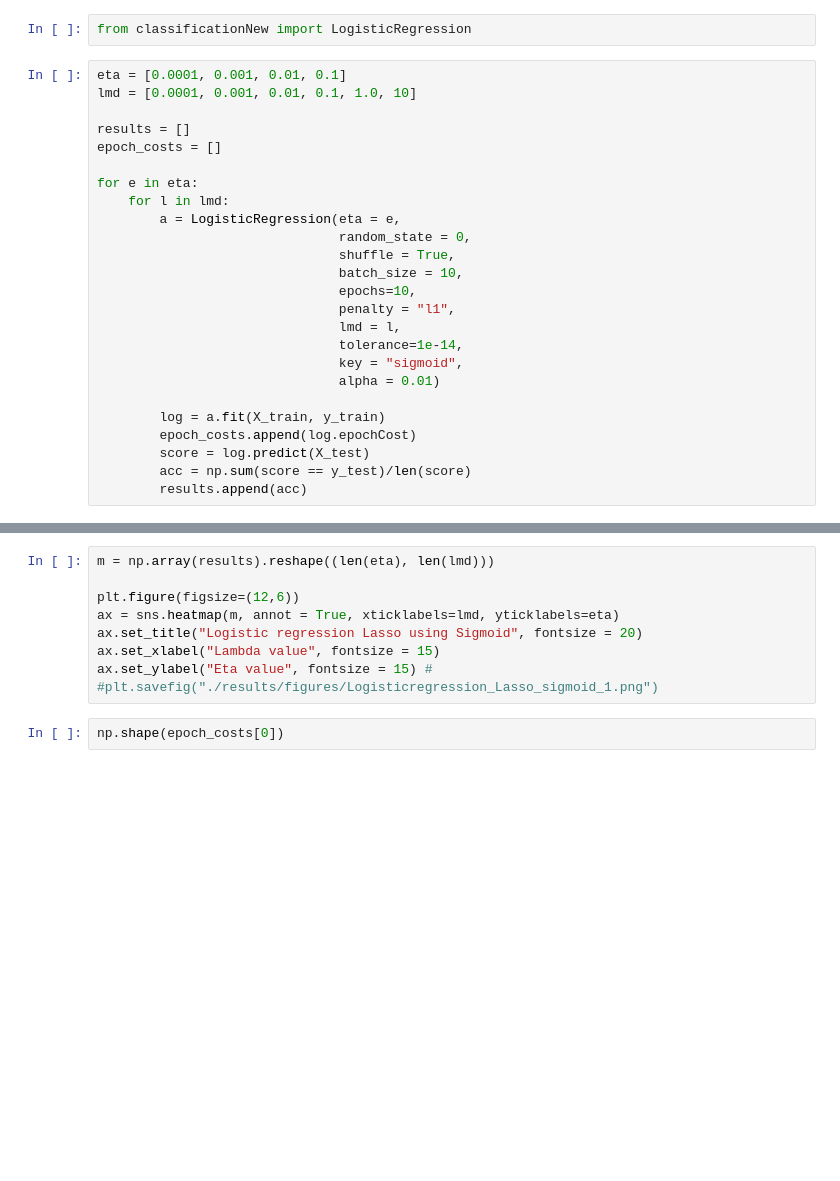
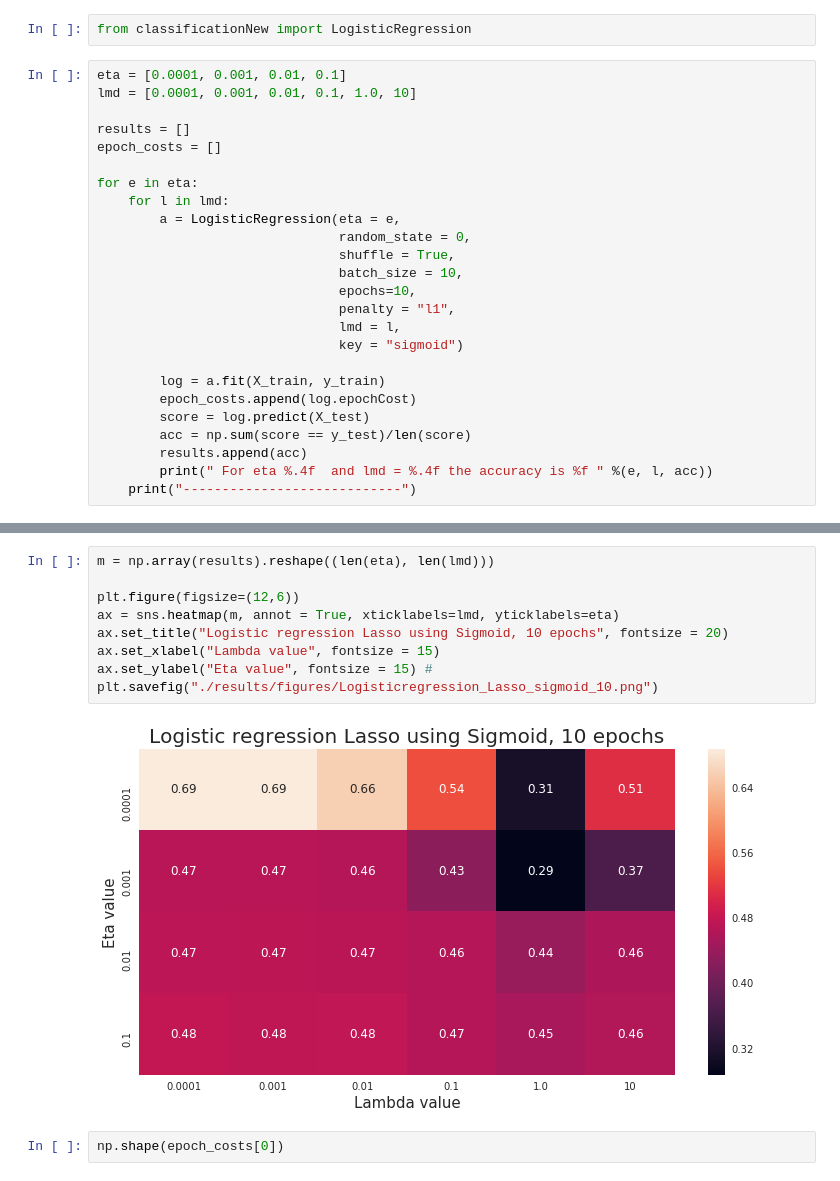
Before and after one commit to hannasv/project2, a Jupyter notebook: Project2_c.ipynb, the cells around one changed output, grey strips where cells are left out. Drawn from its saved outputs; the diff is of its cells as text; blank space fills up the shorter version.

```diff
--- a/Project2_c.ipynb
+++ b/Project2_c.ipynb
@@ -93,12 +116,12 @@ for e in eta:
                                epochs=10,
                                penalty = "l1",
                                lmd = l,
-                               tolerance=1e-14,
-                               key = "sigmoid",
-                               alpha = 0.01)
+                               key = "sigmoid")
 
         log = a.fit(X_train, y_train)
         epoch_costs.append(log.epochCost)
         score = log.predict(X_test)
         acc = np.sum(score == y_test)/len(score)
         results.append(acc)
+        print(" For eta %.4f  and lmd = %.4f the accuracy is %f " %(e, l, acc))
+    print("----------------------------")
@@ -105,12 +146,14 @@ for e in eta:
 # %%
 m = np.array(results).reshape((len(eta), len(lmd)))
 
 plt.figure(figsize=(12,6))
 ax = sns.heatmap(m, annot = True, xticklabels=lmd, yticklabels=eta)
-ax.set_title("Logistic regression Lasso using Sigmoid", fontsize = 20)
+ax.set_title("Logistic regression Lasso using Sigmoid, 10 epochs", fontsize = 20)
 ax.set_xlabel("Lambda value", fontsize = 15)
 ax.set_ylabel("Eta value", fontsize = 15) #
-#plt.savefig("./results/figures/Logisticregression_Lasso_sigmoid_1.png")
+plt.savefig("./results/figures/Logisticregression_Lasso_sigmoid_10.png")
+# %% [output]
+[figure, added]
 # %%
 np.shape(epoch_costs[0])
 # %%
```
Also changed, not shown: parts of 20 cells of this notebook, 5 other files.
